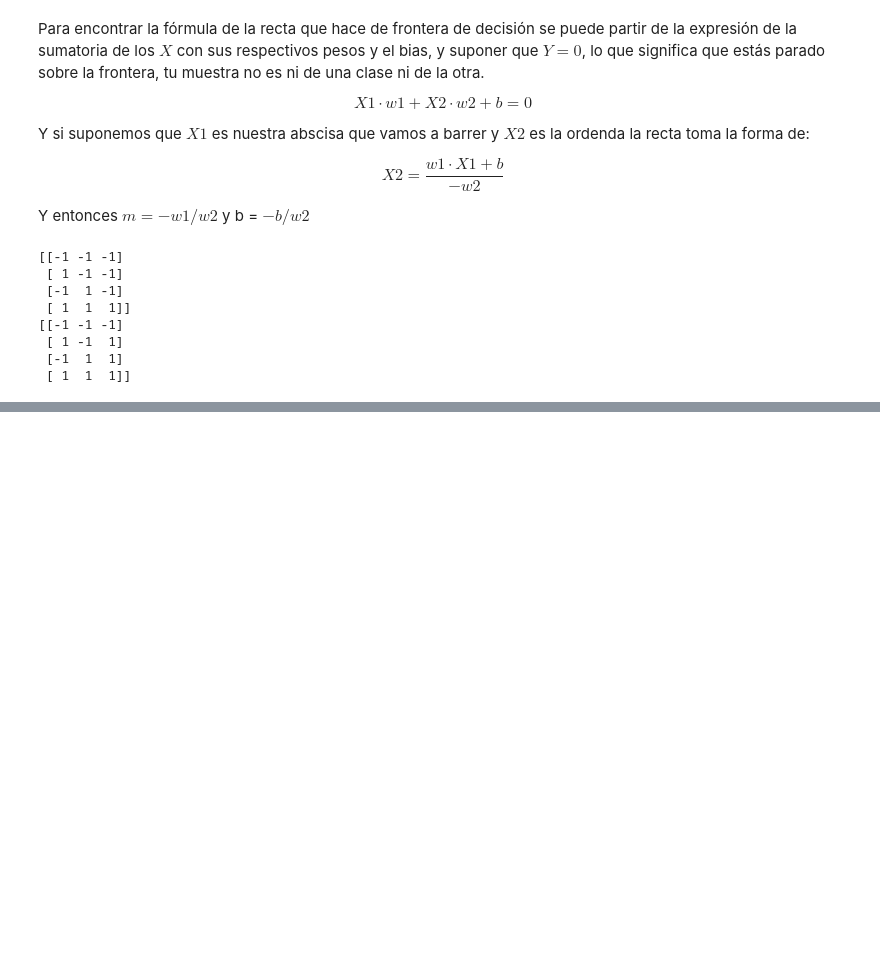
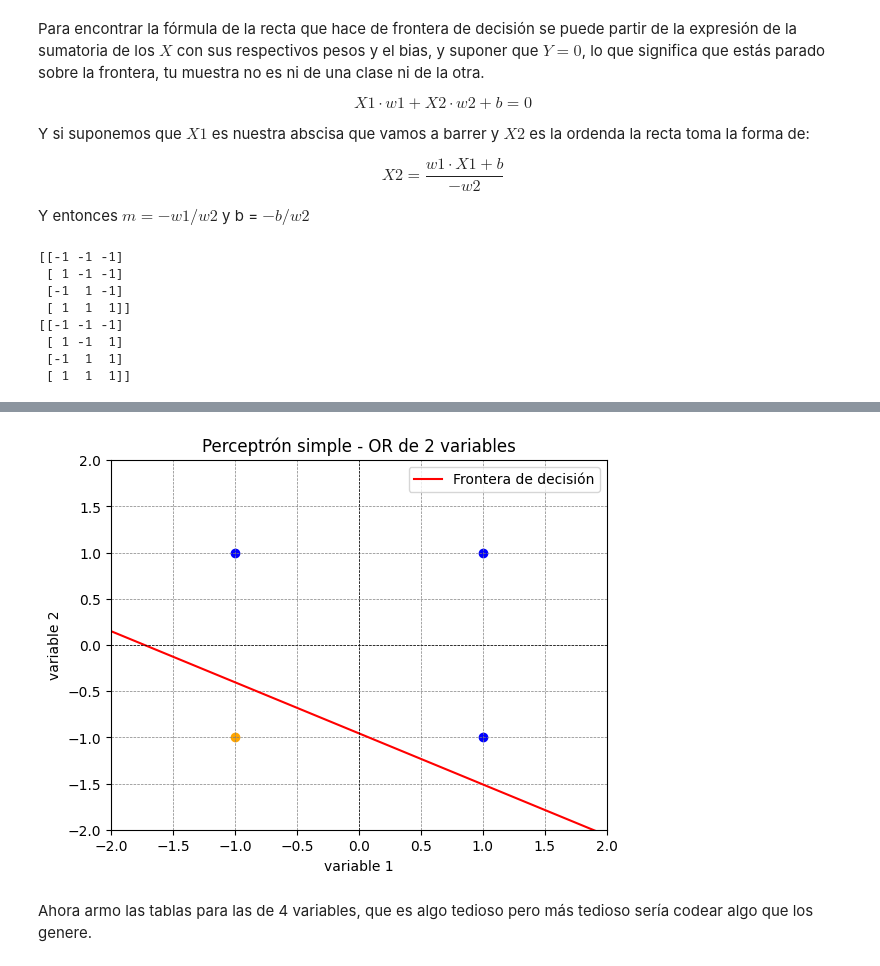
Before and after one commit to Icavicchioli/Redes-neuronales, a Jupyter notebook: tp2/TP2.ipynb, the cells around one changed output, grey strips where cells are left out. Cells and saved outputs as stored; diff of their text form; code cells hidden in the pictures; blank space fills up the shorter version.

```diff
--- a/tp2/TP2.ipynb
+++ b/tp2/TP2.ipynb
@@ -145,0 +186,6 @@ plt.plot(ejex, ejey, '-r', label='Frontera de decisión')
+# %%
+graficar_clase_y_frontera(X, Y, perceptron_simple.pesos,'Perceptrón simple - OR de 2 variables')
+# %% [output]
+[figure, added]
+# %% [markdown]
+Ahora armo las tablas para las de 4 variables, que es algo tedioso pero más tedioso sería codear algo que los genere.
```
Also changed, not shown: parts of 15 cells of this notebook.
